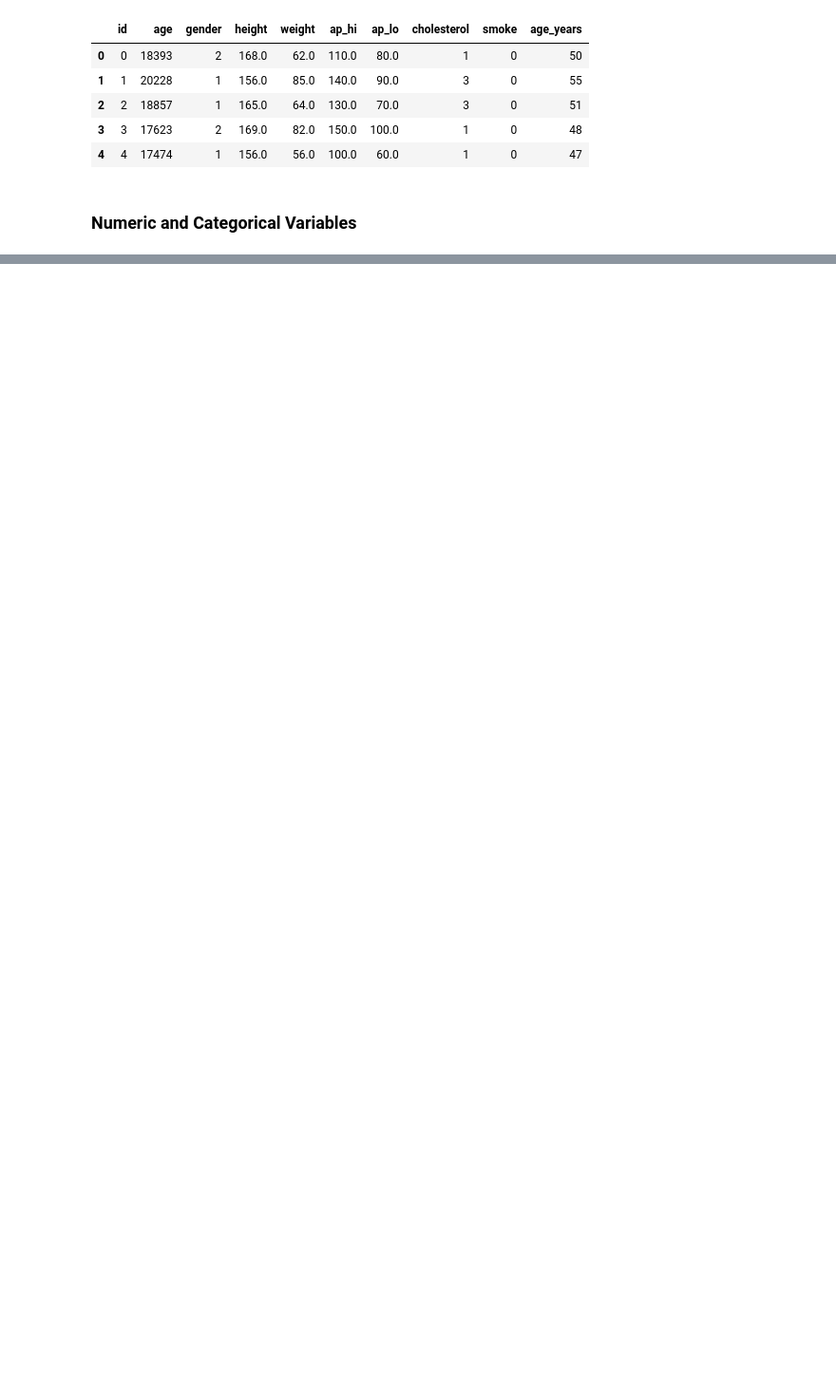
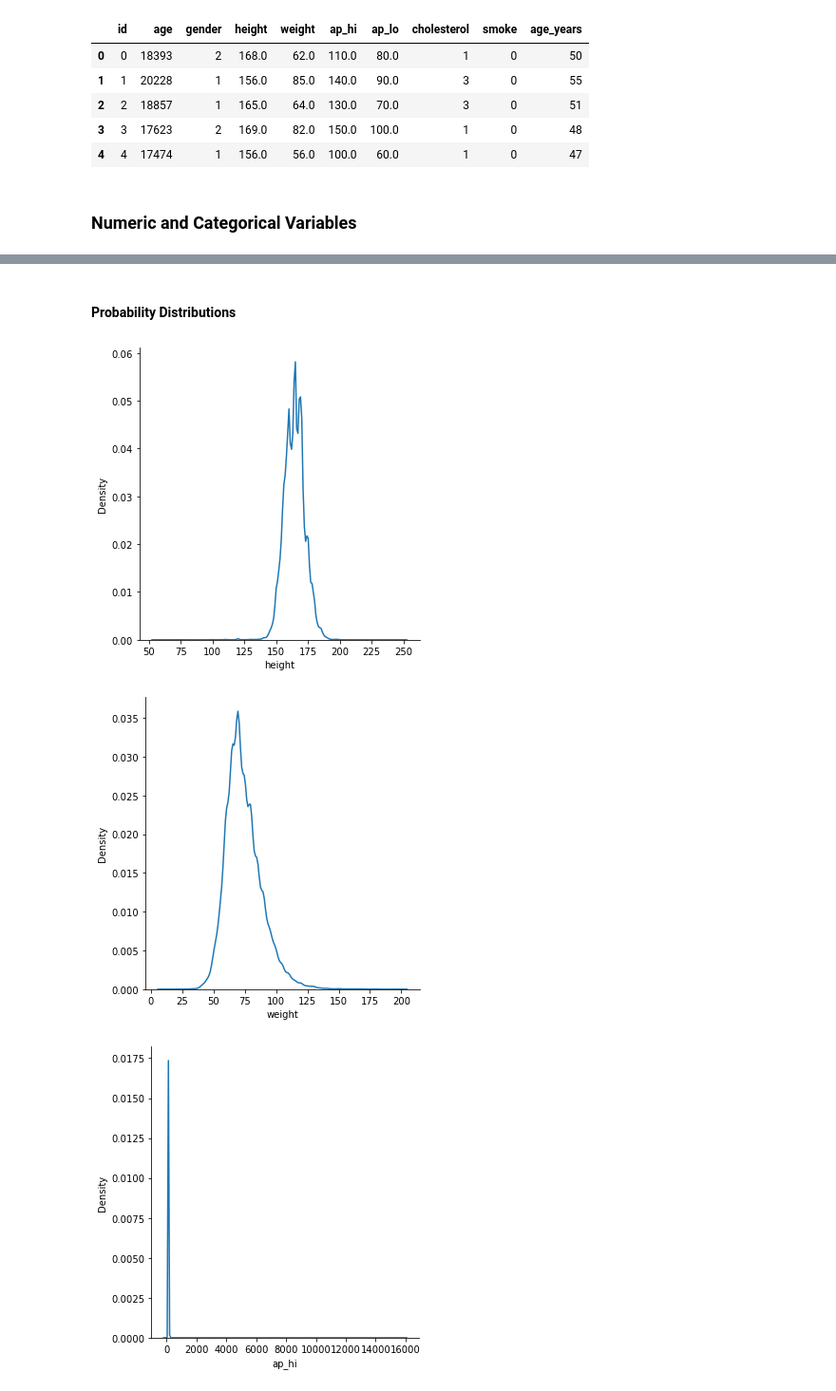
Before and after one commit to caiocvelasco/health-data-analysis, a Jupyter notebook: cardio-data-analysis-project.ipynb, the cells around one changed output, grey strips where cells are left out. Shown at 95% size. Saved outputs shown, nothing was run; the diff lists cells and outputs as text; code cells hidden in the pictures; blank space fills up the shorter version.

```diff
--- a/cardio-data-analysis-project.ipynb
+++ b/cardio-data-analysis-project.ipynb
@@ -194,13 +191,13 @@ def save_cat_data(data):
     return cat_data
 
 # IQR Method - Detecting Outliers
-def iqr_method(potential_outliers, data_copy): #arg 1 takes list of features with potential outliers, arg2
+def iqr_method(potential_outliers, data): #arg 1 takes list of features with potential outliers, arg2
     i = 1
     for col in potential_outliers:
-        Q1 = data_copy[col].quantile(0.25)
-        Q3 = data_copy[col].quantile(0.75)
+        Q1 = data[col].quantile(0.25)
+        Q3 = data[col].quantile(0.75)
         IQR = Q3 - Q1
-        print(f'column {i}: {data_copy[col].name}\n------------------------')
+        print(f'column {i}: {data[col].name}\n------------------------')
         print('1st quantile => ',Q1)
         print('3rd quantile => ',Q3)
         print('IQR =>',IQR)
@@ -214,7 +211,12 @@ def iqr_method(potential_outliers, data_copy): #arg 1 takes list of features wit
 
         i = i + 1
 
-        data_copy[col][((data_copy[col] < lower_bound) | (data_copy[col] > upper_bound))] = np.nan  # replacing outliers with NaN
+        data[col][((data[col] < lower_bound) | (data[col] > upper_bound))] = np.nan  # replacing outliers with NaN
+
+# Outliers Method - For Height and Weight
+def bound_method(data):
+    for col in data:
+        data[col][ (data[col] > data[col].quantile(0.975)) | (data[col] < data[col].quantile(0.025))] = np.nan  # replacing outliers with NaN
 
 
 ### VISUALIZATION PART ###
@@ -222,19 +224,19 @@ def iqr_method(potential_outliers, data_copy): #arg 1 takes list of features wit
 # Plot Probability Distributions - Continuous Variables
 def pdf_plot_cont(cont_data):
     for i in cont_data:
-        ax = sns.displot(cont_data[i])
+        ax = sns.displot(cont_data[i], kind="kde")
         plt.show()
 
-# Plot Bar Plots - Discrete Variables (and order by value_counts within them)
+# Plot Bar Plots - Categorical Variables (and order by value_counts within them)
 def bar_plot_cat(cat_data):
-    plt.figure(figsize=(20,4))
+    plt.figure(figsize=(5,4))
     for i in cat_data:
-        ax = sns.countplot(y = cat_data[i], order = cat_data[i].value_counts().index)
+        ax = sns.countplot(x = cat_data[i], order = cat_data[i].value_counts().index)
         plt.show()
 
 # Plot Box Plots - Continuous Variables
-def box_plot(potential_outliers, cont_data): # the first argument takes a list of features and the second the dataset
-    for i in potential_outliers:
+def box_plot(cont_data): # the first argument takes a list of features and the second the dataset
+    for i in cont_data:
         ax = sns.boxplot(x = cont_data[i], orient = 'h')
         plt.show()
 # %% [markdown]
@@ -402,0 +420,9 @@ ind_data.sample(5)
+# %% [markdown]
+#### Probability Distributions
+# %%
+#### Probability Distributions (PDFs)
+pdf_plot_cont(cont_data) # calls pdf plot function
+# %% [output]
+[figure, added]
+[figure, added]
+[figure, added]
```
Also changed, not shown: parts of 19 cells of this notebook.
